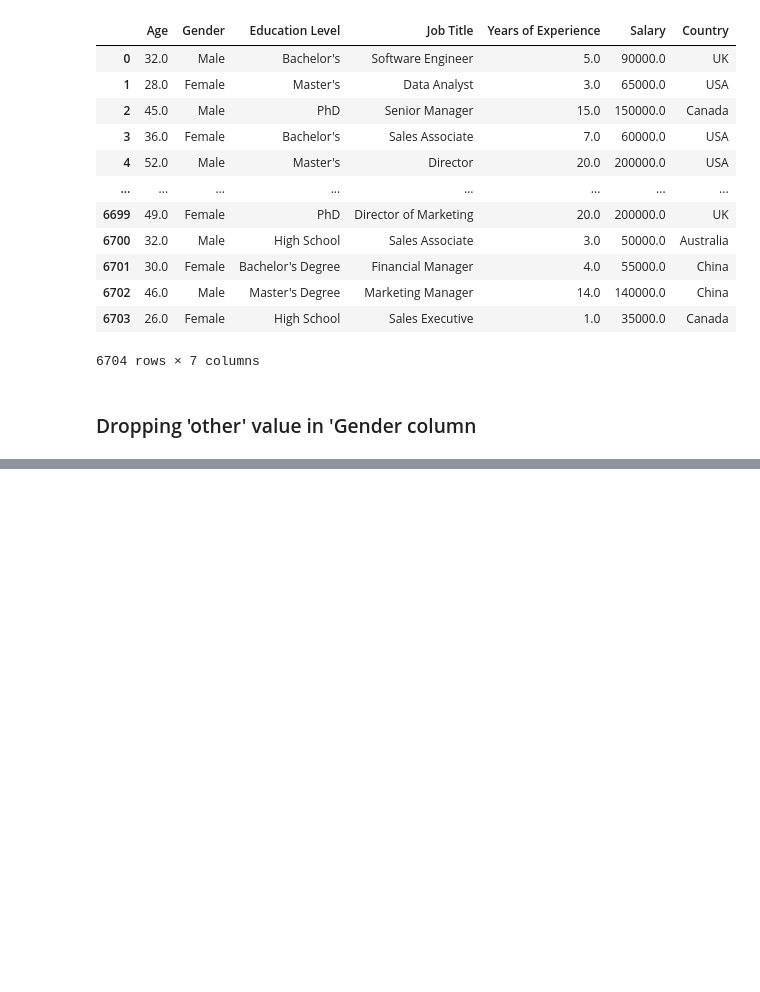
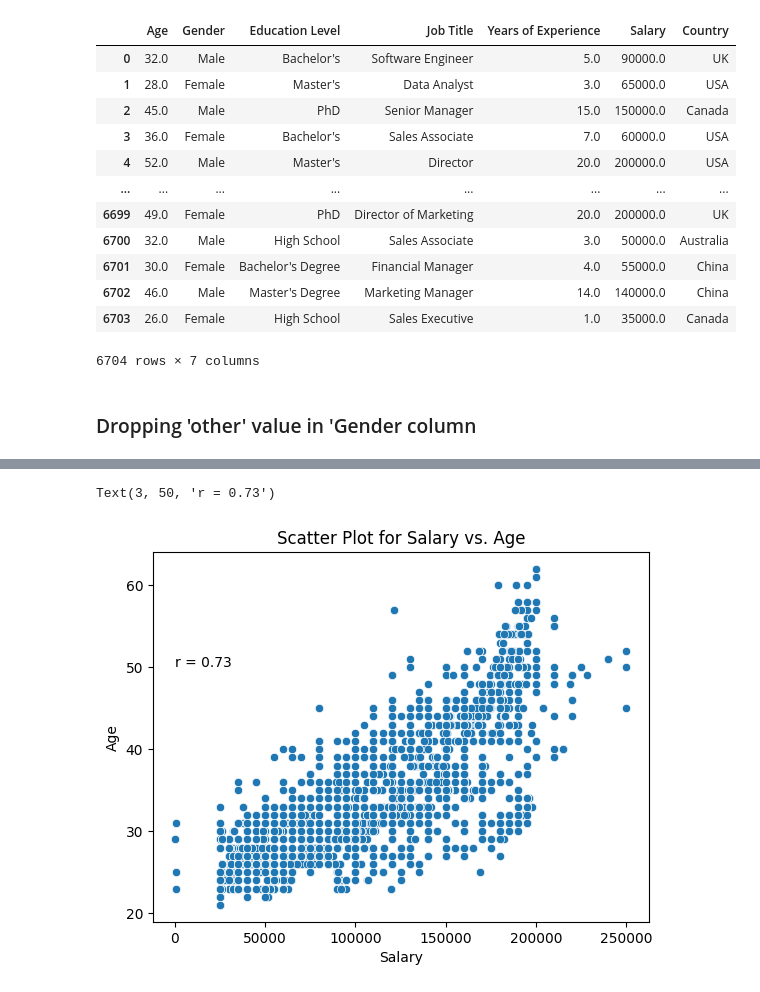
Before and after one commit to JayaWinata/Salary-EDA, a Jupyter notebook: Salary_EDA.ipynb, the cells around one changed output, grey strips where cells are left out. Cells and saved outputs as stored; diff of their text form; code cells hidden in the pictures; blank space fills up the shorter version.

```diff
--- a/Salary_EDA.ipynb
+++ b/Salary_EDA.ipynb
@@ -73,0 +102,7 @@ for i in categorical_df.columns:
+# %%
+sns.scatterplot(x=df.Salary,y=df.Age)
+plt.title(label='Scatter Plot for Salary vs. Age')
+plt.text(3,50,'r = 0.73')
+# %% [output]
+Text(3, 50, 'r = 0.73')
+[figure, added]
```
Also changed, not shown: parts of 5 cells of this notebook.
